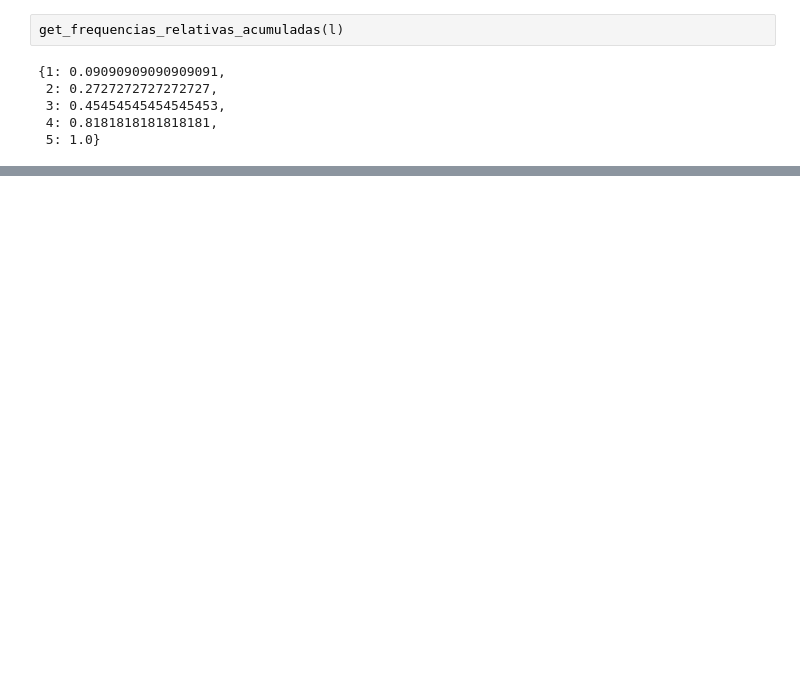
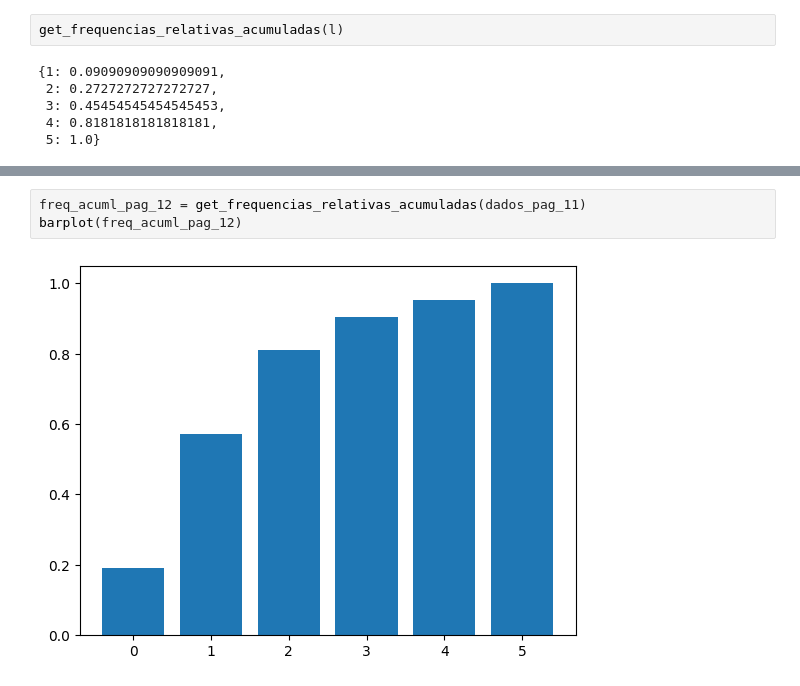
Before and after one commit to JoaoVCMiranda/estatistica, a Jupyter notebook: Capítulo 2.ipynb, the cells around one changed output, grey strips where cells are left out. Drawn from its saved outputs; the diff is of its cells as text; blank space fills up the shorter version.

```diff
--- a/Capítulo 2.ipynb
+++ b/Capítulo 2.ipynb
@@ -100,0 +326,5 @@ circular_plot(get_frequencias(l))
+# %%
+freq_acuml_pag_12 = get_frequencias_relativas_acumuladas(dados_pag_11)
+barplot(freq_acuml_pag_12)
+# %% [output]
+[figure, added]
```
Also changed, not shown: parts of 13 cells of this notebook, 3 other files.
